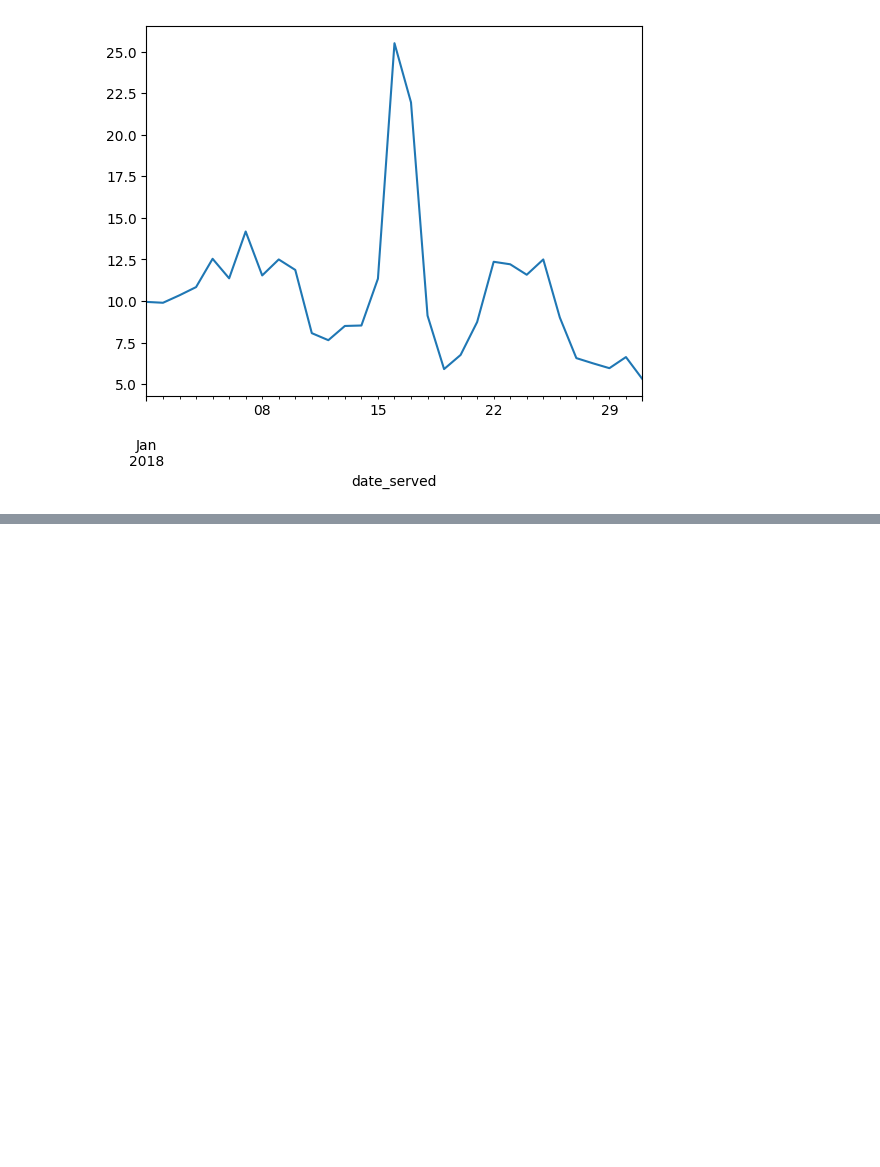
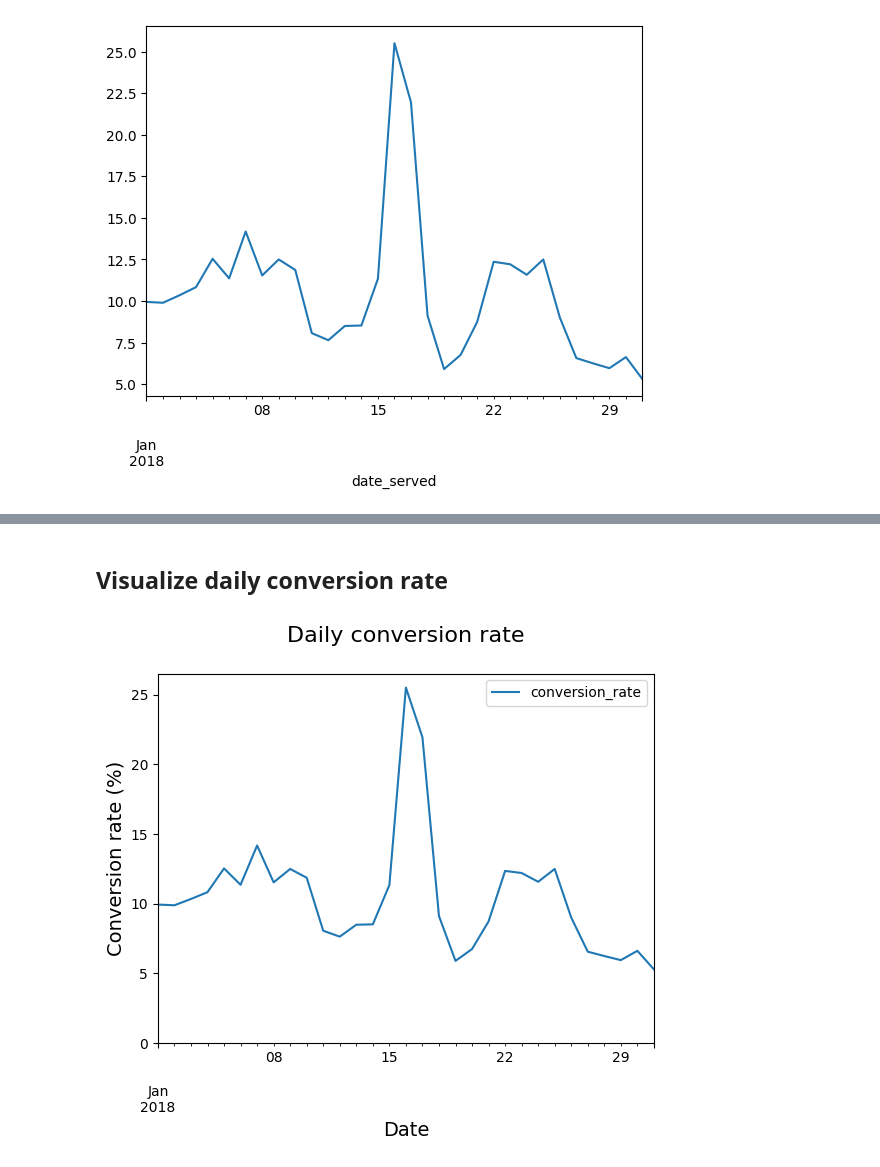
Before and after one commit to shannontorcato/analyzing-marketing-campaign, a Jupyter notebook: main.ipynb, the cells around one changed output, grey strips where cells are left out. Cells and saved outputs as stored; diff of their text form; code cells hidden in the pictures; blank space fills up the shorter version.

```diff
--- a/main.ipynb
+++ b/main.ipynb
@@ -196,5 +196,9 @@ total = marketing.groupby(['date_served'])['user_id'].nunique()
 subscribers = marketing[marketing['converted']==True].groupby(['date_served'])['user_id'].nunique()
 
 # Calculate the conversion rate
-daily_conversion_rate = subscribers/total
-daily_conversion_rate = daily_conversion_rate*100
+daily_conversion_rates = subscribers/total
+daily_conversion_rates = daily_conversion_rates*100
+
+# Calculate the average conversion rate
+avg_conversion_rate = sum(daily_conversion_rates)/len(daily_conversion_rates)
+avg_conversion_rate
@@ -205,0 +229,23 @@ daily_conversion_rate.plot()
+# %%
+# Reset index to turn results into a DataFrame
+daily_conversion_rate = pd.DataFrame(daily_conversion_rates.reset_index())
+
+# Rename columns
+daily_conversion_rate.columns = ['date_served', 'conversion_rate']
+# %% [markdown]
+## Visualize daily conversion rate
+# %%
+# Create a line chart using daily_conversion_rate
+daily_conversion_rate.plot('date_served', 'conversion_rate')
+
+plt.title('Daily conversion rate\n', size = 16)
+plt.ylabel('Conversion rate (%)', size = 14)
+plt.xlabel('Date', size = 14)
+
+# Set the y-axis to begin at 0
+plt.ylim(0)
+
+# Display the plot
+plt.show()
+# %% [output]
+[figure, added]
```
Also changed, not shown: parts of 20 cells of this notebook.
